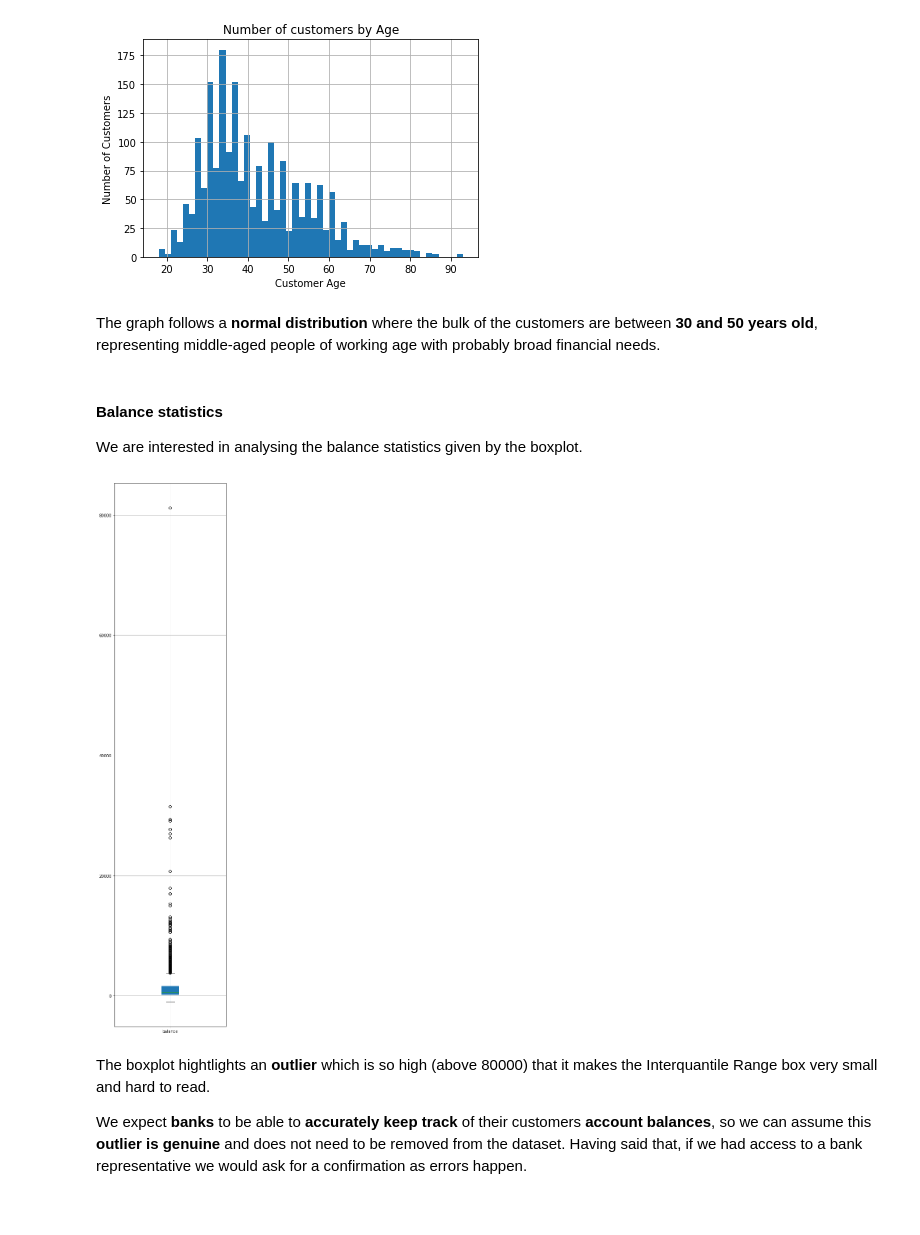
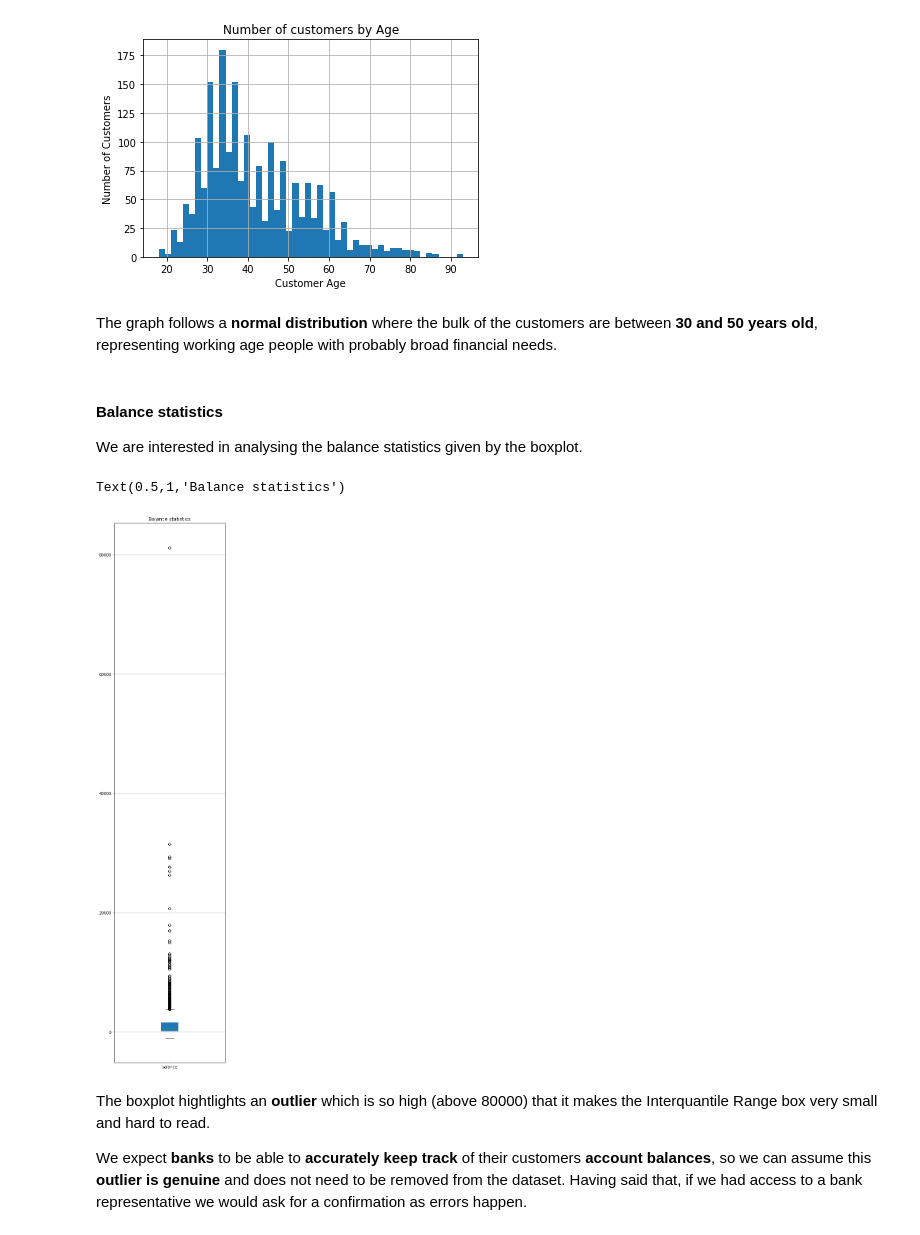
Before and after one commit to vipulpopat/MSCAI_Sem1_Etivity1, a Jupyter notebook: Etivity1.ipynb, the cells around one changed output. Saved outputs shown, nothing was run; the diff lists cells and outputs as text; code cells hidden in the pictures.

```diff
--- a/Etivity1.ipynb
+++ b/Etivity1.ipynb
@@ -209,14 +207,16 @@ plt.title('Number of customers by Age')
 Text(0.5,1,'Number of customers by Age')
 [figure]
 # %% [markdown]
-The graph follows a **normal distribution** where the bulk of the customers are between **30 and 50 years old**, representing middle-aged people of working age with probably broad financial needs.
+The graph follows a **normal distribution** where the bulk of the customers are between **30 and 50 years old**, representing working age people with probably broad financial needs.
 # %% [markdown]
 #### Balance statistics
 We are interested in analysing the balance statistics given by the boxplot.
 # %%
 b = data.boxplot(column='balance', figsize=(5,25), patch_artist = True)
+plt.title("Balance statistics")
 # %% [output]
+Text(0.5,1,'Balance statistics')
-[figure, old version]
+[figure, new version]
 # %% [markdown]
 The boxplot hightlights an **outlier** which is so high (above 80000) that it makes the Interquantile Range box very small and hard to read.
 
```
Also changed, not shown: parts of 24 cells of this notebook.
